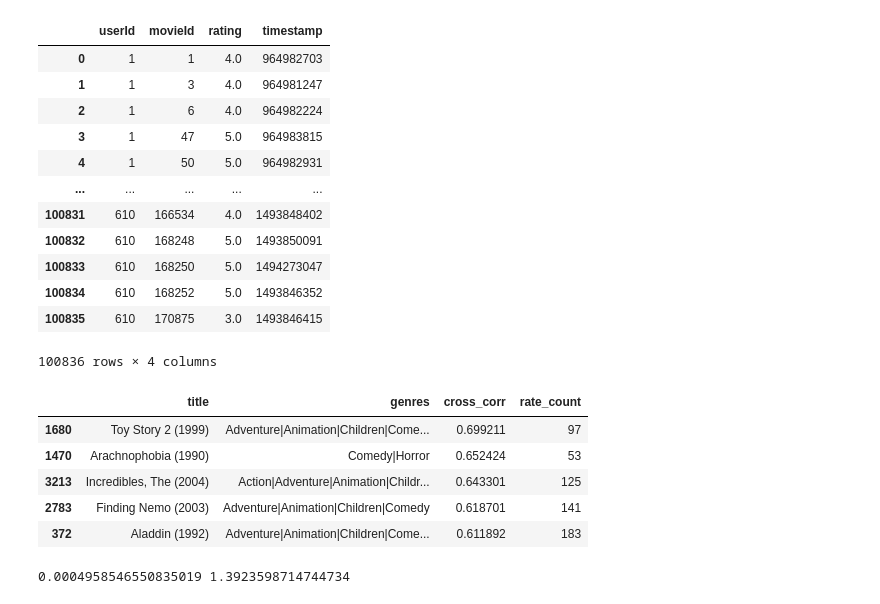
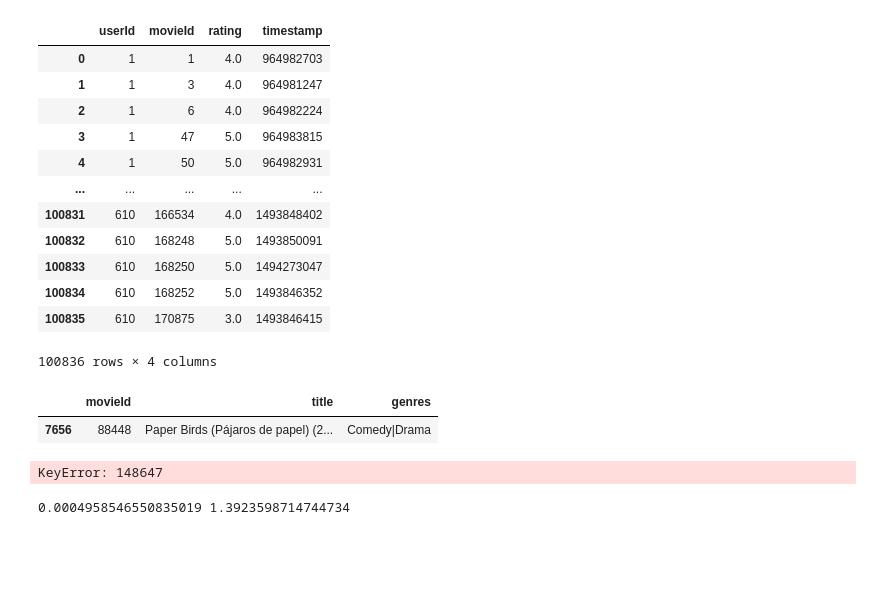
Before and after one commit to JacquelineBashta/ML_RecommederSys, a Jupyter notebook: Recommenders/02_ItemBased_Recommenders.ipynb, the cells around one changed output. Cells and saved outputs as stored; diff of their text form; code cells hidden in the pictures; blank space fills up the shorter version.

```diff
--- a/Recommenders/02_ItemBased_Recommenders.ipynb
+++ b/Recommenders/02_ItemBased_Recommenders.ipynb
@@ -26,7 +26,7 @@ links_df
 | 9741 | 193609 | 101726 | 37891.0 |
 9742 rows × 3 columns
 # %%
-movies_df= pd.read_csv("datasets\ml-latest-small\movies.csv")
+movies_df= pd.read_csv("..\datasets\ml-latest-small\movies.csv")
 movies_df
 # %% [output]
 |  | movieId | title | genres |
@@ -94,6 +94,11 @@ ratings_df
 | 100834 | 610 | 168252 | 5.0 | 1493846352 |
 | 100835 | 610 | 170875 | 3.0 | 1493846415 |
 100836 rows × 4 columns
+# %%
+movies_df.query("movieId == 88448")
+# %% [output]
+|  | movieId | title | genres |
+| 7656 | 88448 | Paper Birds (Pájaros de papel) (2... | Comedy|Drama |
 # %%
 def recommend_similar_movies(n,chosen_movie_id,criteria):
     cross_table = pd.pivot_table(data=ratings_df, values="rating",columns="movieId",index="userId")
@@ -141,14 +146,9 @@ def recommend_similar_movies(n,chosen_movie_id,criteria):
 
     return final_table
 # %%
-recommend_similar_movies(5,1,"50_plus_rate_count")
+recommend_similar_movies(5,148647,"50_plus_rate_count")
 # %% [output]
-|  | title | genres | cross_corr | rate_count |
-| 1680 | Toy Story 2 (1999) | Adventure|Animation|Children|Come... | 0.699211 | 97 |
-| 1470 | Arachnophobia (1990) | Comedy|Horror | 0.652424 | 53 |
-| 3213 | Incredibles, The (2004) | Action|Adventure|Animation|Childr... | 0.643301 | 125 |
-| 2783 | Finding Nemo (2003) | Adventure|Animation|Children|Comedy | 0.618701 | 141 |
-| 372 | Aladdin (1992) | Adventure|Animation|Children|Come... | 0.611892 | 183 |
+KeyError: 148647
 # %%
 recommend_similar_movies(5,1,"weighted_rate")
 # %% [output]
```
Also changed, not shown: parts of 3 cells of this notebook, 4 other files.
